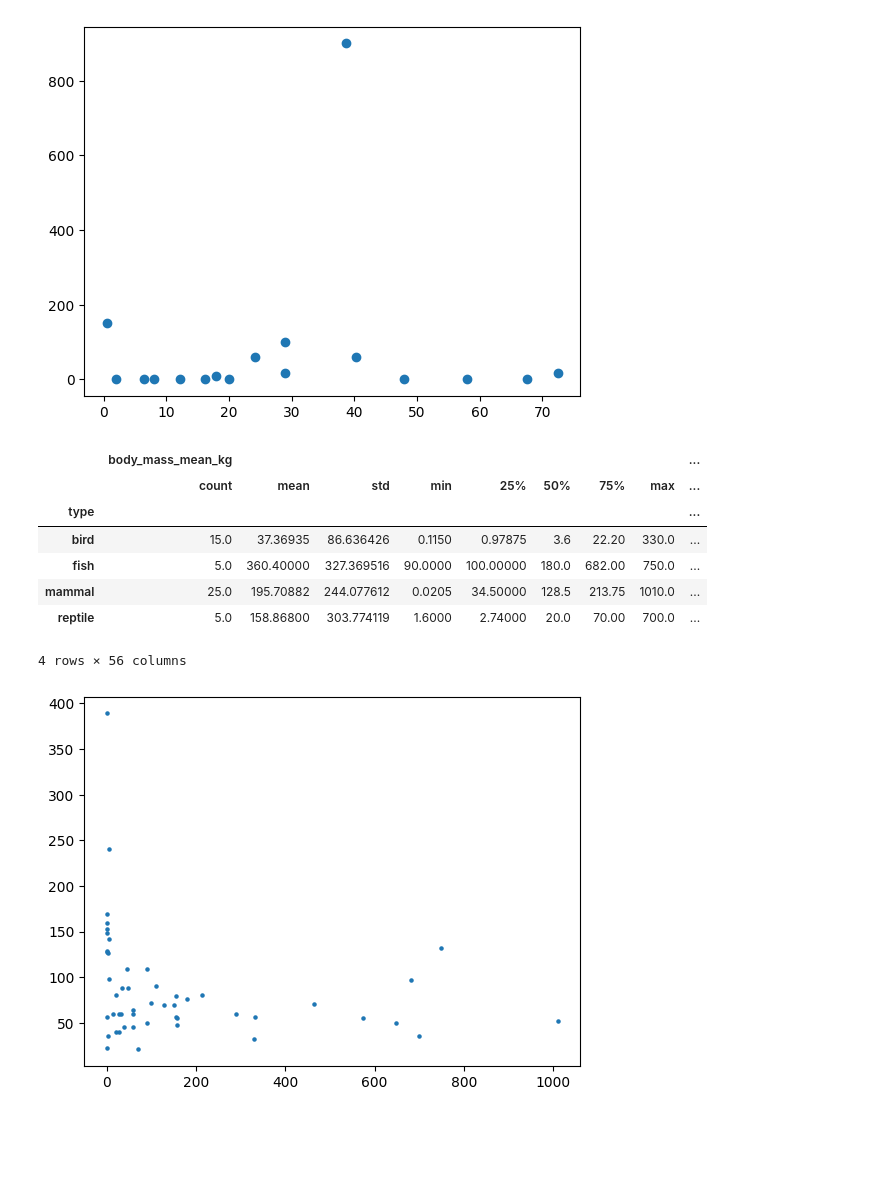
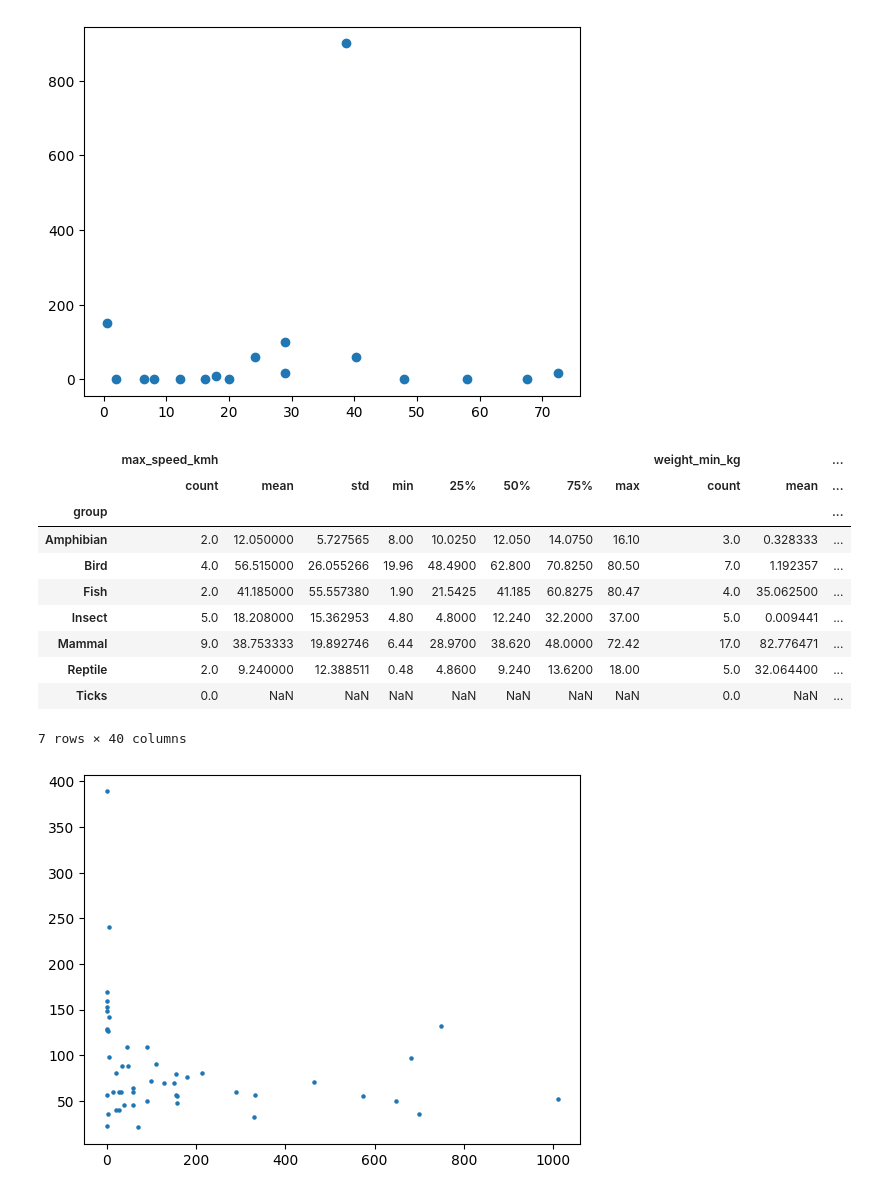
Before and after one commit to froukje/datamapu, a Jupyter notebook: notebooks/Untitled.ipynb, the cells around one changed output. Cells and saved outputs as stored; diff of their text form; code cells hidden in the pictures; blank space fills up the shorter version.

```diff
--- a/notebooks/Untitled.ipynb
+++ b/notebooks/Untitled.ipynb
@@ -41,16 +41,19 @@ plt.scatter(df["max_speed_kmh"],df["weight_min_kg"])
 <matplotlib.collections.PathCollection at 0x...>
 [figure]
 # %%
-df.groupby('type').describe()
+df.groupby('group').describe()
 # %% [output]
-|  | body_mass_mean_kg |  |  |  |  |  |  |  | ... |
-|  | count | mean | std | min | 25% | 50% | 75% | max | ... |
-| type |  |  |  |  |  |  |  |  | ... |
-| bird | 15.0 | 37.36935 | 86.636426 | 0.1150 | 0.97875 | 3.6 | 22.20 | 330.0 | ... |
-| fish | 5.0 | 360.40000 | 327.369516 | 90.0000 | 100.00000 | 180.0 | 682.00 | 750.0 | ... |
-| mammal | 25.0 | 195.70882 | 244.077612 | 0.0205 | 34.50000 | 128.5 | 213.75 | 1010.0 | ... |
-| reptile | 5.0 | 158.86800 | 303.774119 | 1.6000 | 2.74000 | 20.0 | 70.00 | 700.0 | ... |
+|  | max_speed_kmh |  |  |  |  |  |  |  | weight_min_kg |  | ... |
+|  | count | mean | std | min | 25% | 50% | 75% | max | count | mean | ... |
+| group |  |  |  |  |  |  |  |  |  |  | ... |
+| Amphibian | 2.0 | 12.050000 | 5.727565 | 8.00 | 10.0250 | 12.050 | 14.0750 | 16.10 | 3.0 | 0.328333 | ... |
+| Bird | 4.0 | 56.515000 | 26.055266 | 19.96 | 48.4900 | 62.800 | 70.8250 | 80.50 | 7.0 | 1.192357 | ... |
+| Fish | 2.0 | 41.185000 | 55.557380 | 1.90 | 21.5425 | 41.185 | 60.8275 | 80.47 | 4.0 | 35.062500 | ... |
+| Insect | 5.0 | 18.208000 | 15.362953 | 4.80 | 4.8000 | 12.240 | 32.2000 | 37.00 | 5.0 | 0.009441 | ... |
+| Mammal | 9.0 | 38.753333 | 19.892746 | 6.44 | 28.9700 | 38.620 | 48.0000 | 72.42 | 17.0 | 82.776471 | ... |
+| Reptile | 2.0 | 9.240000 | 12.388511 | 0.48 | 4.8600 | 9.240 | 13.6200 | 18.00 | 5.0 | 32.064400 | ... |
+| Ticks | 0.0 | NaN | NaN | NaN | NaN | NaN | NaN | NaN | 0.0 | NaN | ... |
-4 rows × 56 columns
+7 rows × 40 columns
 # %%
 #plt.scatter(df['max_speed_min_kmh'],np.log10(df['body_mass_mean_kg']), s=5);
 plt.scatter(df['body_mass_mean_kg'],df['max_speed_min_kmh'], s=5);
```
Also changed, not shown: 4 other files.
